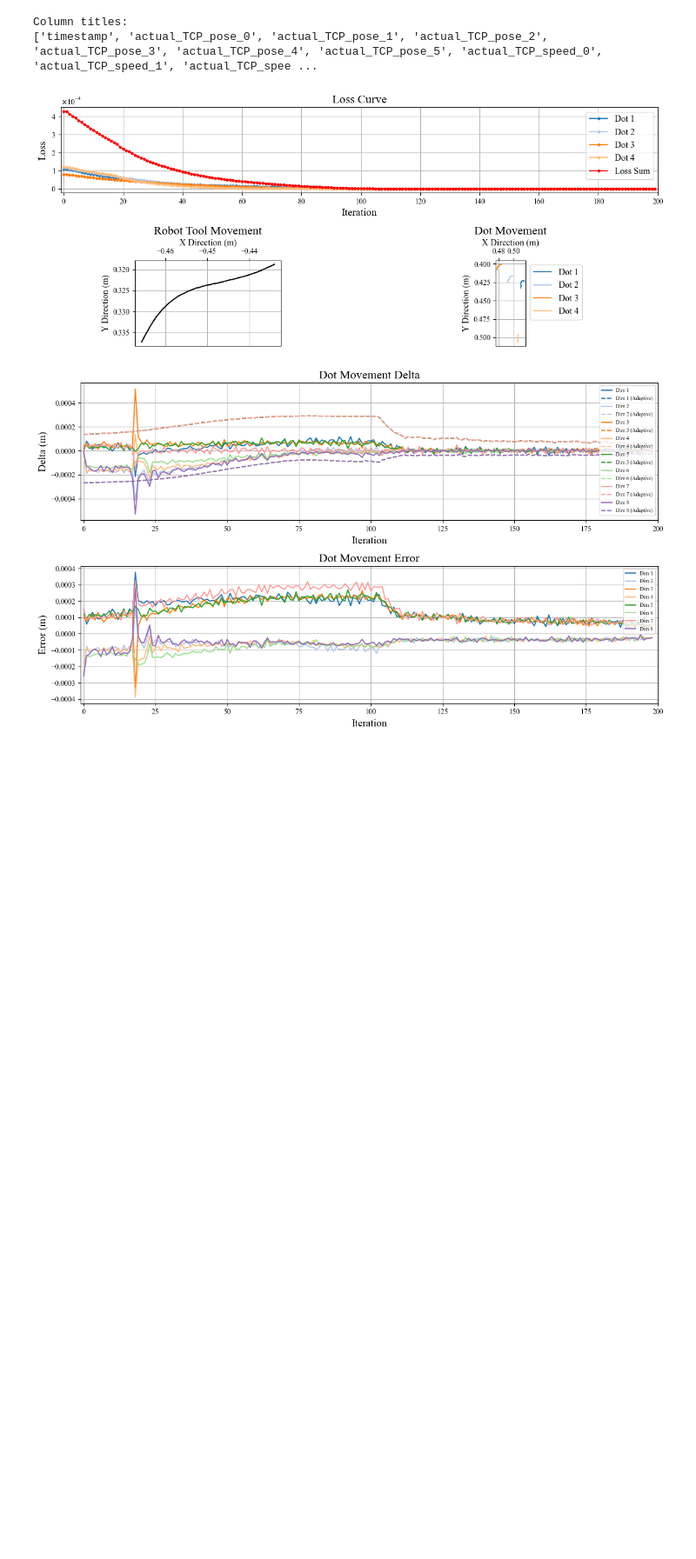
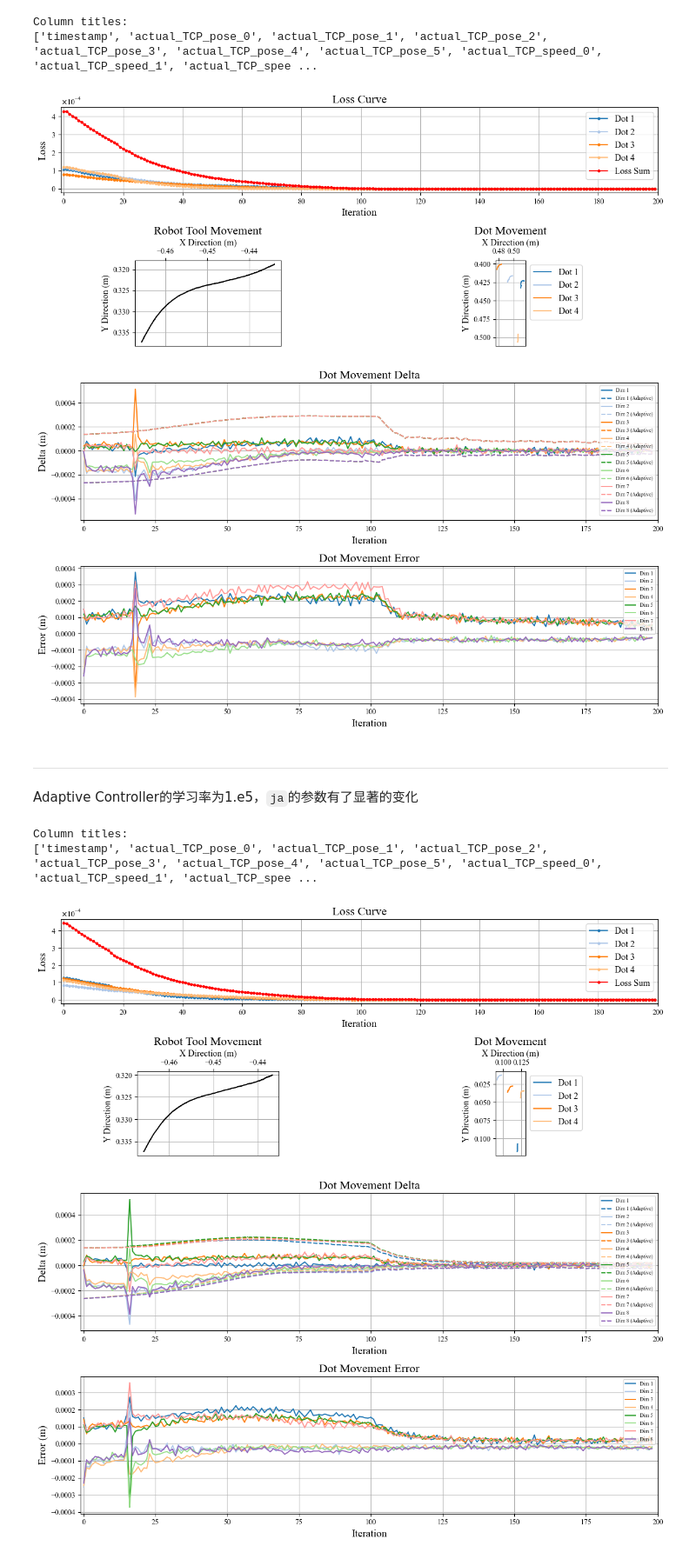
Before and after one commit to yang-si-hang/paper-2023, a Jupyter notebook: Test branch/RobotCon/DataAnalyse/20240905-Pattern control/Pattern-adaptive.ipynb, the cells around one changed output. Shown at 87% size. Drawn from its saved outputs; the diff is of its cells as text; code cells hidden in the pictures; blank space fills up the shorter version.

Commit message:
202409081741-pattern control

```diff
--- a/Test branch/RobotCon/DataAnalyse/20240905-Pattern control/Pattern-adaptive.ipynb
+++ b/Test branch/RobotCon/DataAnalyse/20240905-Pattern control/Pattern-adaptive.ipynb
@@ -72,8 +77,10 @@ def plot_loss_and_trajectory(loss_np, df, dot_soft_np):
     axs_rob_mov.set_aspect('equal', 'box')
 
     axs_dot_mov = fig.add_subplot(gs[1, 1])
-    for i in range(int(dot_soft_np.shape[1]/3)):
-        axs_dot_mov.plot(dot_soft_np[:, 3*i], dot_soft_np[:, 3*i+1], marker=',', linestyle='-', color=filtered_colors[i % len(colors)], label=f'Dot {i+1}')
+    # 此处代码有点为题:dot_soft_np有时候是二维位置,有时候是三维位置
+    for i in range(POINTS_NUM):
+        axs_dot_mov.plot(dot_soft_np[:, 2*i], dot_soft_np[:, 2*i+1], marker=',', linestyle='-', color=filtered_colors[i % len(colors)], label=f'Dot {i+1}')
+        # axs_dot_mov.plot(dot_soft_np[:, 3*i], dot_soft_np[:, 3*i+1], marker=',', linestyle='-', color=filtered_colors[i % len(colors)], label=f'Dot {i+1}')
     axs_dot_mov.set_title('Dot Movement', fontsize=16, fontname='Times New Roman')
     axs_dot_mov.set_xlabel('X Direction (m)', fontsize=12, fontname='Times New Roman')
     axs_dot_mov.set_ylabel('Y Direction (m)', fontsize=12, fontname='Times New Roman')
@@ -176,3 +189,42 @@ plot_dot_movement(delta_pos, delta_pos_ada, ja_error)
 # %% [output]
 [figure]
 [figure]
+# %% [markdown]
+---
+# %% [markdown]
+Adaptive Controller的学习率为1.e5，`ja`的参数有了显著的变化
+# %%
+POINTS_NUM:int = 4
+num:int = 4
+ur_data = pd.read_csv(f'experiment_data{num}.csv')
+
+# 获取并输出列标题
+column_titles = ur_data.columns.tolist()
+print('Column titles:')
+print(column_titles)
+
+loss_np = np.loadtxt(f'loss_list{num}.csv', delimiter=',')
+delta_pos_ada = np.loadtxt(f'delta_pos_ada_list{num}.csv', delimiter=',')
+dot_soft_np = np.loadtxt(f'dots_soft_list{num}.csv', delimiter=',')
+rob_mov_np = np.loadtxt(f'rob_movement_list{num}.csv', delimiter=',')
+ja = np.loadtxt(f'ja_list{num}.csv', delimiter=',')
+ja_error = np.loadtxt(f'ja_error_list{num}.csv', delimiter=',')
+
+time = ur_data['timestamp'].to_numpy()
+time -= time[0]
+# %% [output]
+Column titles:
+['timestamp', 'actual_TCP_pose_0', 'actual_TCP_pose_1', 'actual_TCP_pose_2', 'actual_TCP_pose_3', 'actual_TCP_pose_4', 'actual_TCP_pose_5', 'actual_TCP_speed_0', 'actual_TCP_speed_1', 'actual_TCP_spee ...
+# %%
+plot_loss_and_trajectory(loss_np, ur_data, dot_soft_np)
+
+dot_soft_delta = np.diff(dot_soft_np, axis=0)
+data_x, data_y = dot_soft_delta[:, 0::3], dot_soft_delta[:, 1::3]
+delta_pos = np.zeros((data_x.shape[0], 2*data_x.shape[1]))
+delta_pos[:, 0::2] = data_x
+delta_pos[:, 1::2] = data_y
+
+plot_dot_movement(delta_pos, delta_pos_ada, ja_error)
+# %% [output]
+[figure, added]
+[figure, added]
```
Also changed, not shown: parts of 10 cells of this notebook, 4 other files.
